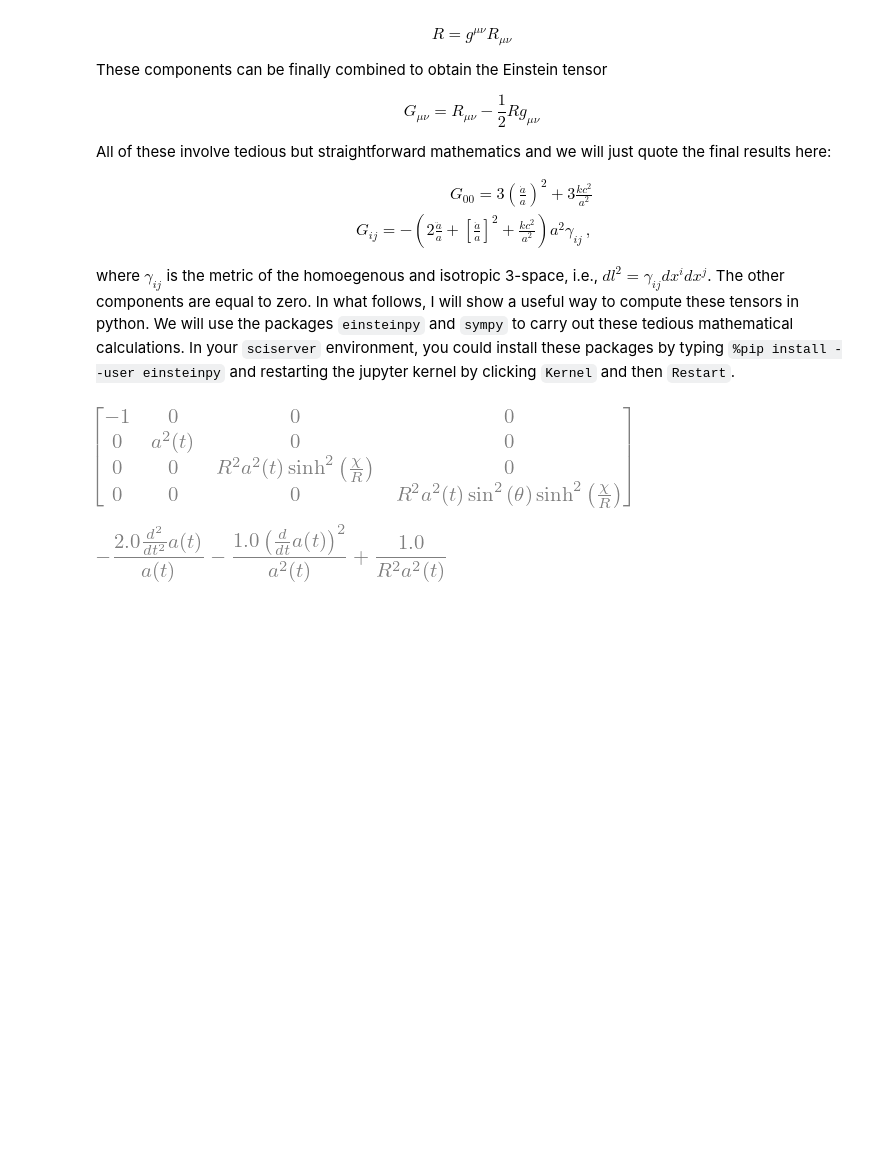
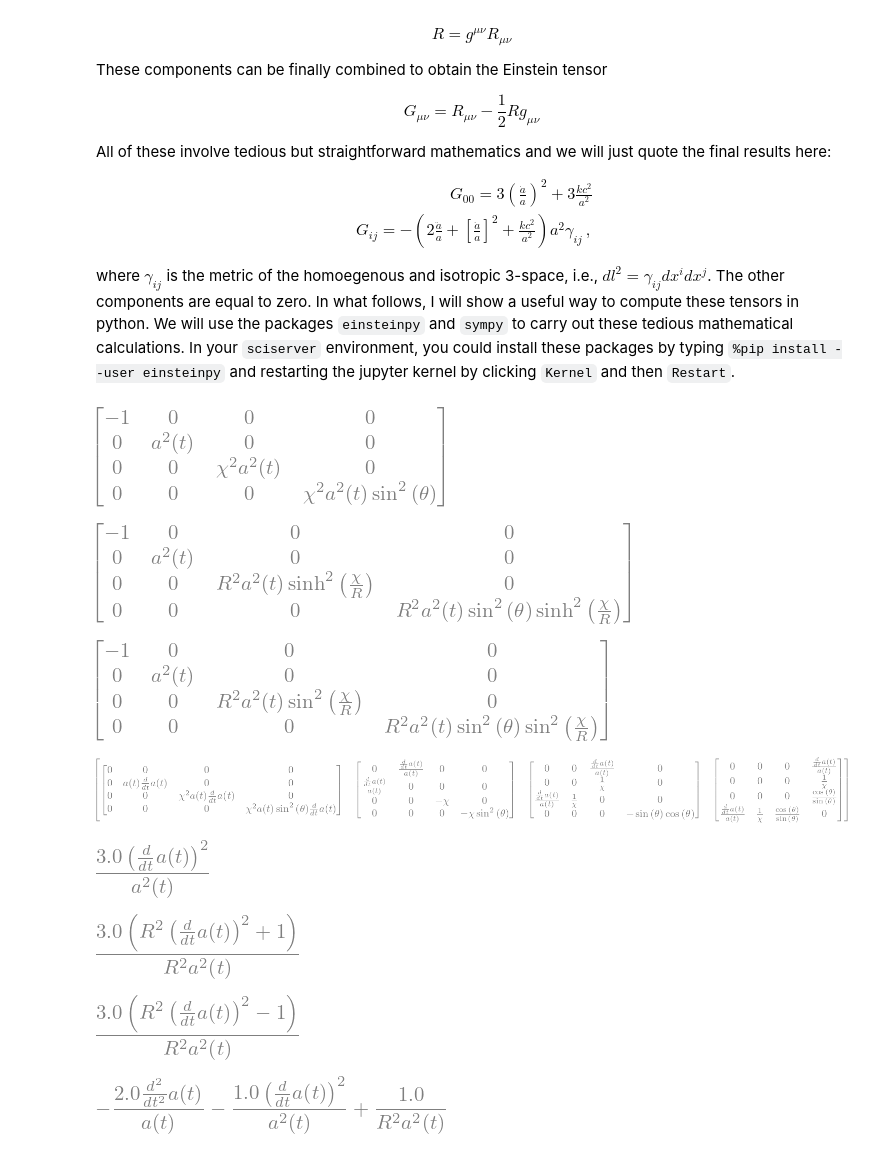
Before and after one commit to surhudm/Cosmology_IUCAA_2024, a Jupyter notebook: docs/FRW_models.ipynb, the cells around one changed output. Saved outputs shown, nothing was run; the diff lists cells and outputs as text; code cells hidden in the pictures; blank space fills up the shorter version.

```diff
--- a/docs/FRW_models.ipynb
+++ b/docs/FRW_models.ipynb
@@ -255,10 +255,34 @@ def get_metric(univ_type):
 open_metric = get_metric("open")
 closed_metric = get_metric("closed")
 flat_metric = get_metric("flat")
+# %%
+flat_metric.tensor()
+# %% [output]
+[figure, added]
 # %%
 open_metric.tensor()
 # %% [output]
 [figure]
+# %%
+closed_metric.tensor()
+# %% [output]
+[figure, added]
+# %%
+ChristoffelSymbols.from_metric(flat_metric).tensor()
+# %% [output]
+[figure, added]
+# %%
+simplify(EinsteinTensor.from_metric(flat_metric).tensor()[0,0])
+# %% [output]
+[figure, added]
+# %%
+simplify(EinsteinTensor.from_metric(closed_metric).tensor()[0,0])
+# %% [output]
+[figure, added]
+# %%
+simplify(EinsteinTensor.from_metric(open_metric).tensor()[0,0])
+# %% [output]
+[figure, added]
 # %%
 simplify(EinsteinTensor.from_metric(open_metric).tensor()[1,1]/open_metric.tensor()[1, 1])
 # %% [output]
```
Also changed, not shown: parts of 2 cells of this notebook, 10 other files.
